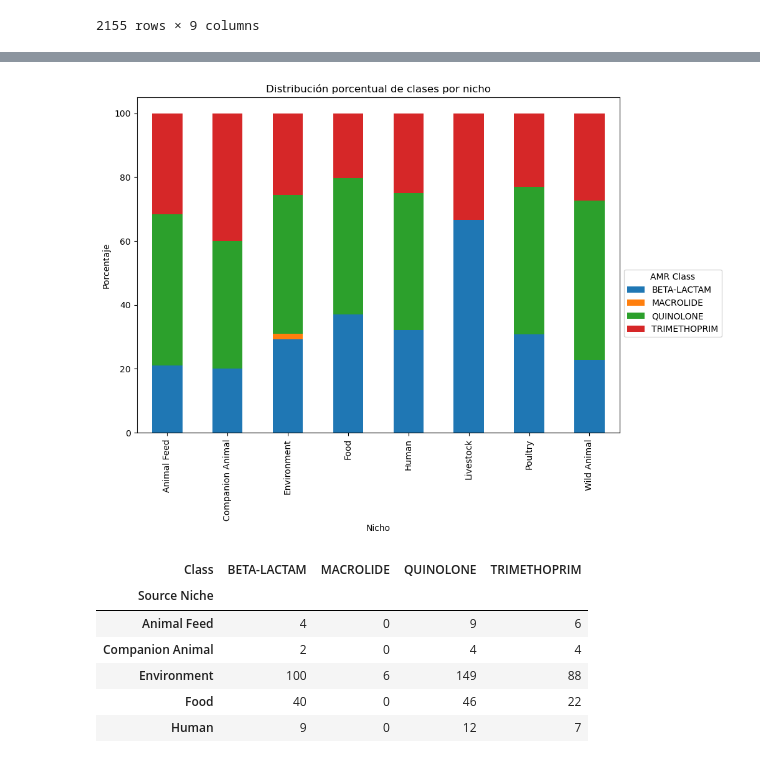
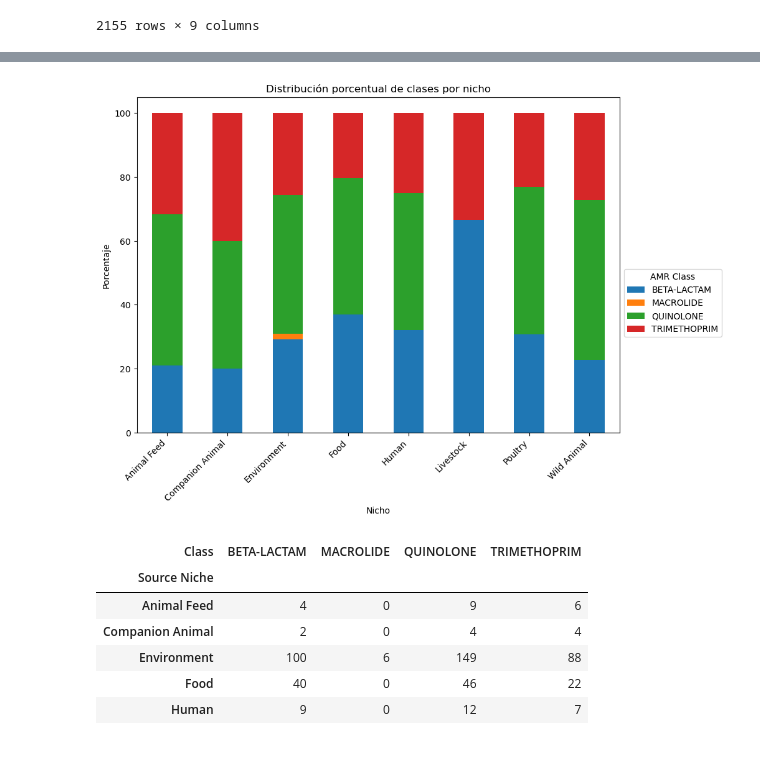
Before and after one commit to vicevalds/BIO295, a Jupyter notebook: AMR_heatmap.ipynb, the cells around one changed output, grey strips where cells are left out. Drawn from its saved outputs; the diff is of its cells as text; code cells hidden in the pictures.

```diff
--- a/AMR_heatmap.ipynb
+++ b/AMR_heatmap.ipynb
@@ -70,7 +70,6 @@ Filtros: amr solo de familias de importancia
 """
 FAMILIAS = ['QUINOLONE', 'BETA-LACTAM', 'MACROLIDE', 'TRIMETHOPRIM']
 amr_de_importancia = amr[amr['Class'].isin(FAMILIAS)]
-amr_de_importancia = amr_de_importancia.sort_values(by='SISTR1 Serovar HC20')
 print(f"Total AMR relevantes: {amr_de_importancia.shape[0]}")
 amr_de_importancia
 # %% [output]
@@ -92,22 +91,22 @@ Total AMR relevantes: 598
 # %%
 """
 Porcentaje de AMR de las familias de importancia por nicho de aislamiento
 """
 df_counts = amr_de_importancia.groupby(['Source Niche', 'Class']).size().unstack(fill_value=0)
 df_percent = df_counts.div(df_counts.sum(axis=1), axis=0) * 100
 
 df_percent.plot(kind='bar', stacked=True, figsize=(10, 7))
 
 plt.legend(title='AMR Class', bbox_to_anchor=(1.0, 0.5))
 plt.xlabel('Nicho')
 plt.ylabel('Porcentaje')
 plt.title('Distribución porcentual de clases por nicho')
-
-save = os.path.join("img", "stackedplot_clases_de_importancia_por_nicho.png")
-plt.savefig(save, format='png')
+plt.xticks(rotation=45, ha='right')
+save = os.path.join("presentacion-img", "stackedplot_clases_de_importancia_por_nicho.png")
+plt.savefig(save, format='png', dpi=900)
 plt.show()
 # %% [output]
-[figure, old version]
+[figure, new version]
 # %%
 df_counts
 # %% [output]
```
Also changed, not shown: parts of 11 cells of this notebook, 32 other files.
